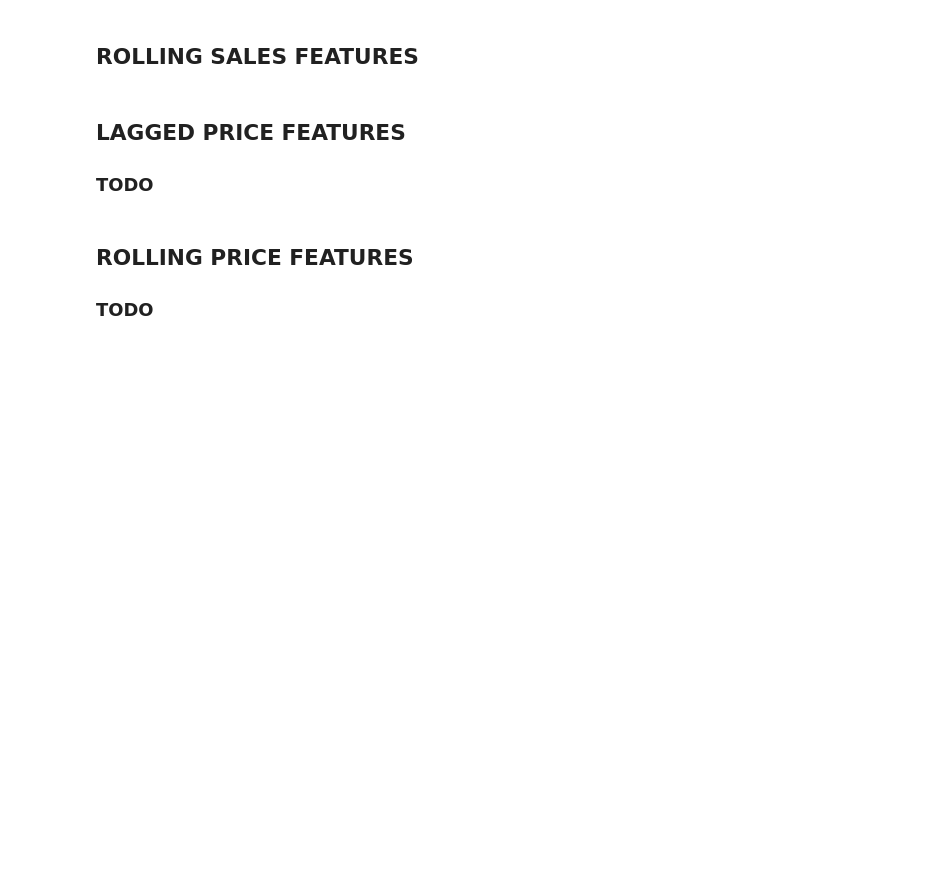
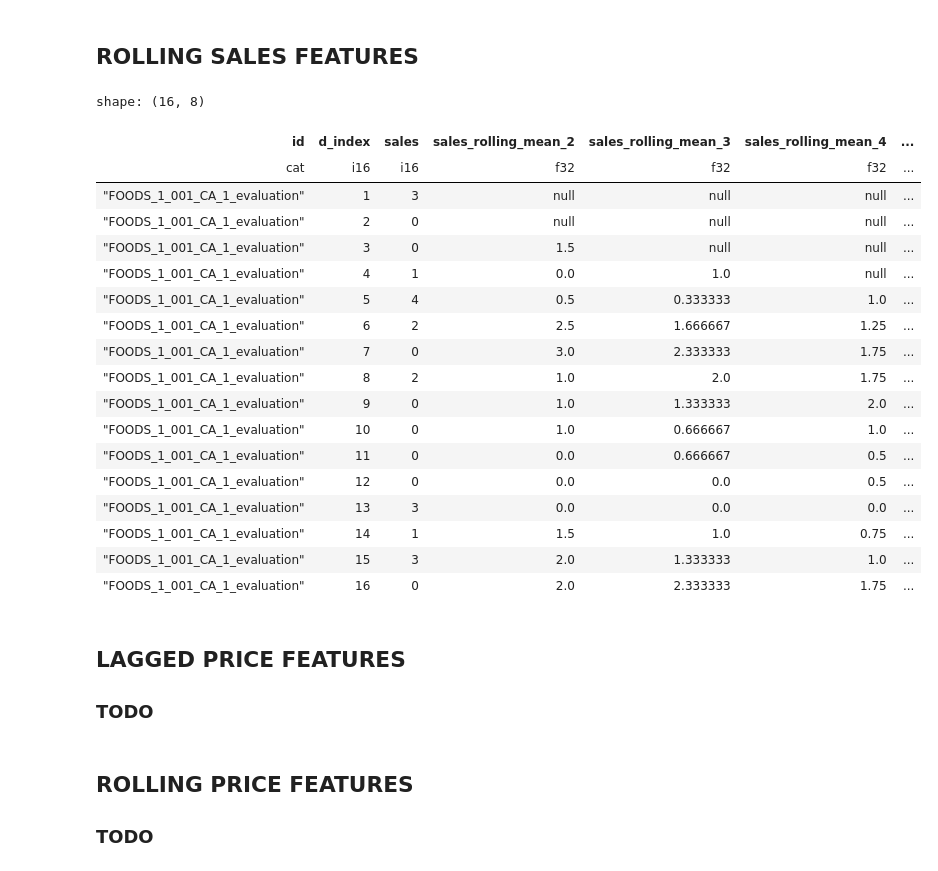
Before and after one commit to lmalms/sequence-learners, a Jupyter notebook: m5-acc/1.1_feature_engineering_kaggle.ipynb, the cells around one changed output. Saved outputs shown, nothing was run; the diff lists cells and outputs as text; code cells hidden in the pictures; blank space fills up the shorter version.

```diff
--- a/m5-acc/1.1_feature_engineering_kaggle.ipynb
+++ b/m5-acc/1.1_feature_engineering_kaggle.ipynb
@@ -140,19 +175,45 @@ feature_df.select(["id", "d_index", "sales", *[f"sales_lagged_{lag}" for lag in
 # %%
 # Add columns directly on main features_df, to avoid expensive joins later on
 
 feature_df = feature_df.with_columns(
     [
         pl.col("sales")
         .shift(1)
-        .rolling_mean(window_size=window, min_samples=1)
+        .rolling_mean(window_size=window, min_samples=window)
         .over("id", order_by="d_index")
         .alias(f"sales_rolling_mean_{window}")
         .cast(pl.Float32)
         for window in ROLLING_SALES_WINDOWS
     ]
 )
 
-feature_df.select(["id", "d_index", "sales", *[f"sales_rolling_mean_{w}" for w in ROLLING_SALES_WINDOWS]]).head()
+
+(
+    feature_df
+    .select(["id", "d_index", "sales", *[f"sales_rolling_mean_{w}" for w in ROLLING_SALES_WINDOWS]])
+    .sort(by=["id", "d_index"])
+    .head(max(SALES_LAGS) + 2)
+)
+# %% [output]
+shape: (16, 8)
+| id | d_index | sales | sales_rolling_mean_2 | sales_rolling_mean_3 | sales_rolling_mean_4 | ... |
+| cat | i16 | i16 | f32 | f32 | f32 | ... |
+| "FOODS_1_001_CA_1_evaluation" | 1 | 3 | null | null | null | ... |
+| "FOODS_1_001_CA_1_evaluation" | 2 | 0 | null | null | null | ... |
+| "FOODS_1_001_CA_1_evaluation" | 3 | 0 | 1.5 | null | null | ... |
+| "FOODS_1_001_CA_1_evaluation" | 4 | 1 | 0.0 | 1.0 | null | ... |
+| "FOODS_1_001_CA_1_evaluation" | 5 | 4 | 0.5 | 0.333333 | 1.0 | ... |
+| "FOODS_1_001_CA_1_evaluation" | 6 | 2 | 2.5 | 1.666667 | 1.25 | ... |
+| "FOODS_1_001_CA_1_evaluation" | 7 | 0 | 3.0 | 2.333333 | 1.75 | ... |
+| "FOODS_1_001_CA_1_evaluation" | 8 | 2 | 1.0 | 2.0 | 1.75 | ... |
+| "FOODS_1_001_CA_1_evaluation" | 9 | 0 | 1.0 | 1.333333 | 2.0 | ... |
+| "FOODS_1_001_CA_1_evaluation" | 10 | 0 | 1.0 | 0.666667 | 1.0 | ... |
+| "FOODS_1_001_CA_1_evaluation" | 11 | 0 | 0.0 | 0.666667 | 0.5 | ... |
+| "FOODS_1_001_CA_1_evaluation" | 12 | 0 | 0.0 | 0.0 | 0.5 | ... |
+| "FOODS_1_001_CA_1_evaluation" | 13 | 3 | 0.0 | 0.0 | 0.0 | ... |
+| "FOODS_1_001_CA_1_evaluation" | 14 | 1 | 1.5 | 1.0 | 0.75 | ... |
+| "FOODS_1_001_CA_1_evaluation" | 15 | 3 | 2.0 | 1.333333 | 1.0 | ... |
+| "FOODS_1_001_CA_1_evaluation" | 16 | 0 | 2.0 | 2.333333 | 1.75 | ... |
 # %% [markdown]
 ## LAGGED PRICE FEATURES
 
```
Also changed, not shown: parts of 7 cells of this notebook.
